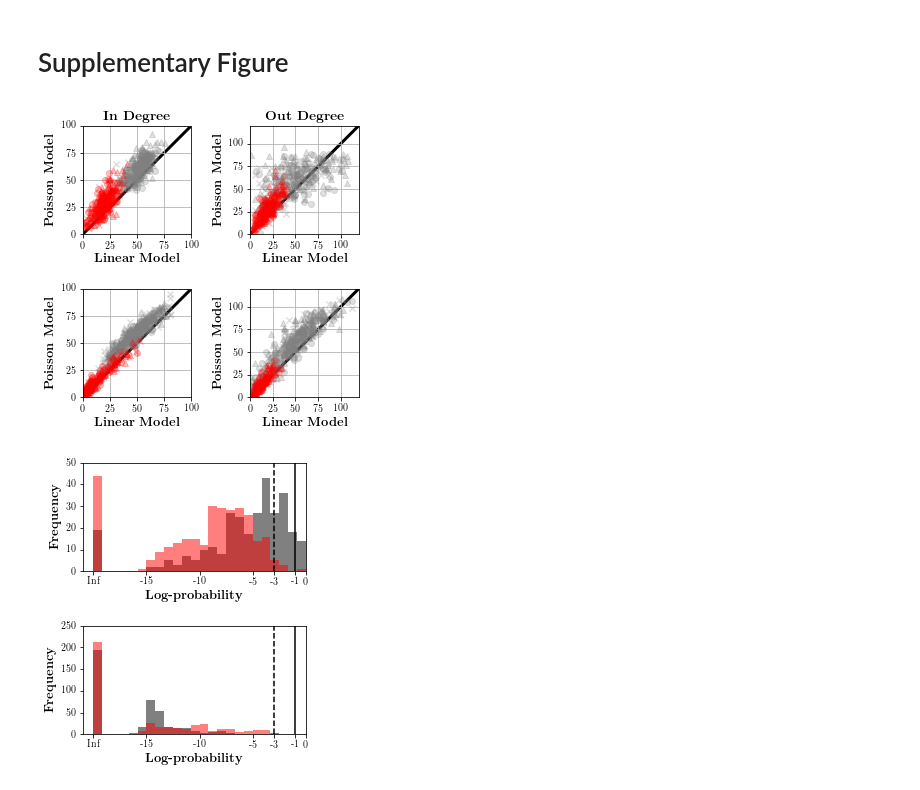
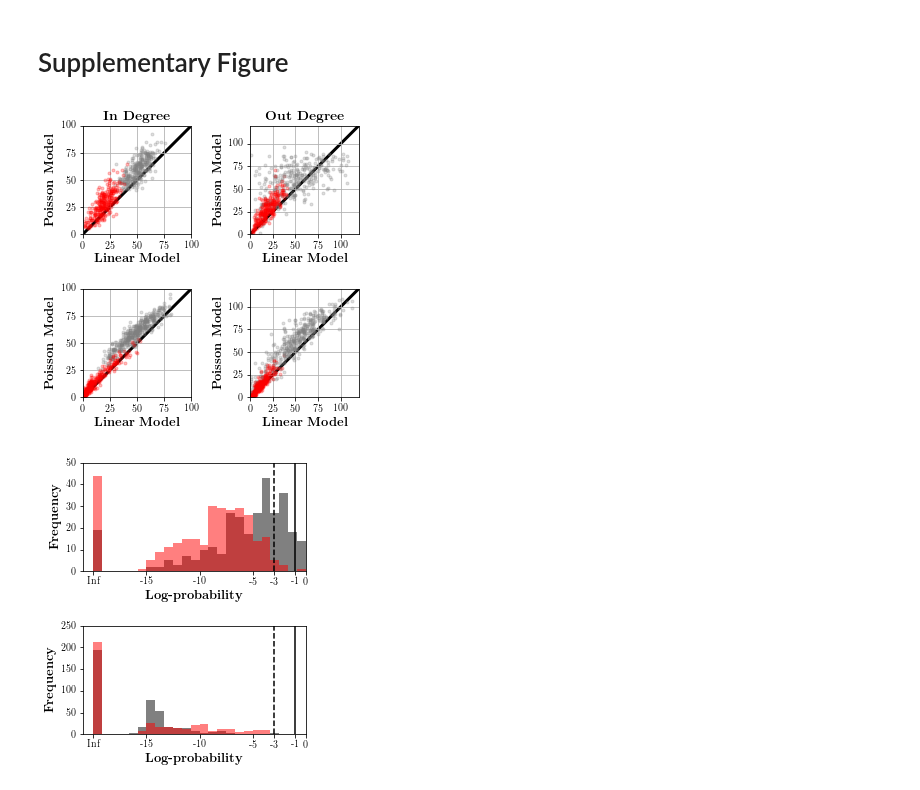
Before and after one commit to BouchardLab/neuroinference, a Jupyter notebook: notebooks/coupling/poisson_vs_lasso_comparison.ipynb, the cells around one changed output. Drawn from its saved outputs; the diff is of its cells as text; code cells hidden in the pictures.

```diff
--- a/notebooks/coupling/poisson_vs_lasso_comparison.ipynb
+++ b/notebooks/coupling/poisson_vs_lasso_comparison.ipynb
@@ -394,7 +394,7 @@ Text(-0.02, 0.5, '\\textbf{Poisson Model}')
 fig, axes = plt.subplots(2, 2, figsize=(5, 5),
                          gridspec_kw={'width_ratios': [1, 1]})
 
-markers = ['o', 'x', '^']
+markers = ['.', '.', '.']
 
 for dataset in range(n_v1_fits):
     for idx, metric in enumerate(metrics):
@@ -425,34 +425,35 @@ for dataset in range(n_m1_fits):
         ax.scatter(
             metric[2][dataset + n_v1_fits],
             metric[3][dataset + n_v1_fits],
             color='red',
             marker=markers[dataset],
             alpha=0.25)
         ax.tick_params(labelsize=10)
 
 for ax in axes[:, 0]:
     tighten_scatter_plot(ax, bounds=[0, 100],
                          line_kwargs={'color': 'black'})
     ax.set_xticks([0, 25, 50, 75, 100])
     ax.set_yticks(ax.get_xticks())
 
 for ax in axes[:, 1]:
     tighten_scatter_plot(ax, bounds=[0, 120],
                          line_kwargs={'color': 'k'})
     ax.set_xticks([0, 25, 50, 75, 100])
     ax.set_yticks(ax.get_xticks())
 
 for ax in axes.ravel():
     ax.set_xlabel(r'\textbf{Linear Model}', fontsize=13)
     ax.set_ylabel(r'\textbf{Poisson Model}', fontsize=13)
     ax.grid('on')
     ax.set_axisbelow(True)
 
 axes[0, 0].set_title(r'\textbf{In Degree}', fontsize=14)
 axes[0, 1].set_title(r'\textbf{Out Degree}', fontsize=14)
 plt.subplots_adjust(hspace=0.5, wspace=0.5)
+plt.savefig('in_out_degree.pdf')
 # %% [output]
-[figure, old version]
+[figure, new version]
 # %%
 fig, axes = plt.subplots(2, 1, figsize=(4, 5))
 
```
Also changed, not shown: parts of 2 cells of this notebook.
